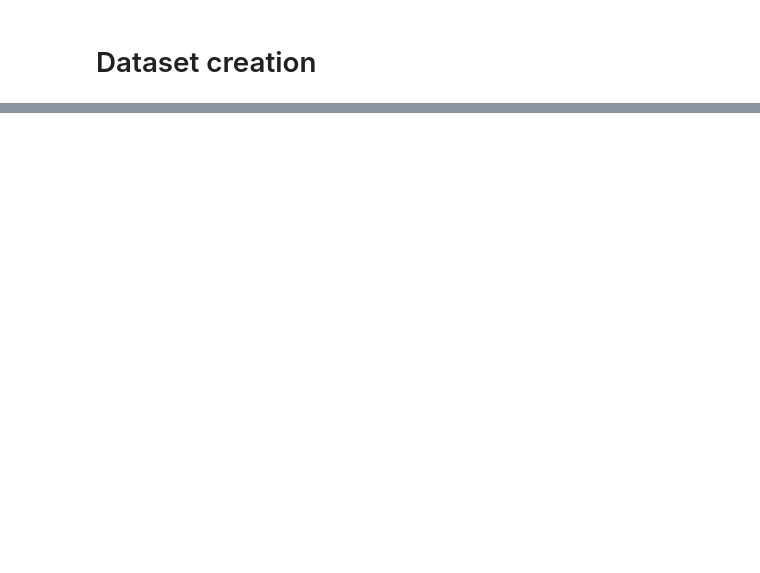
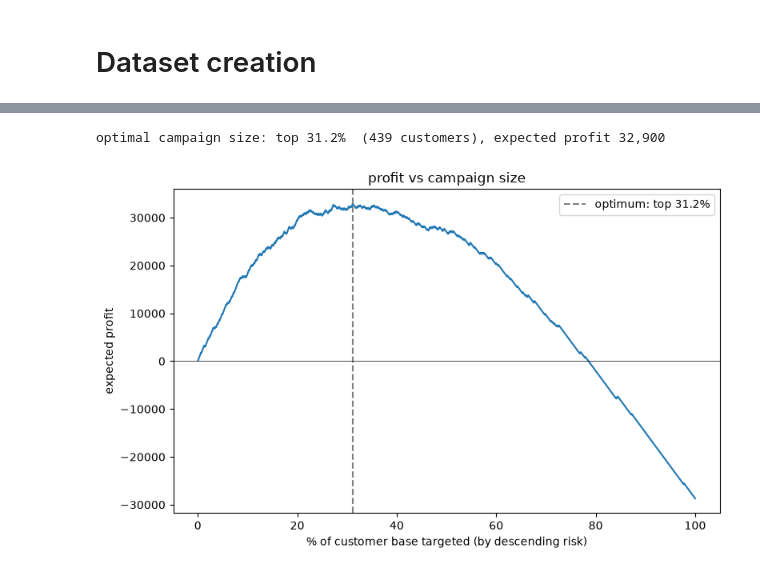
Before and after one commit to danielLutziger/churn-investigation, a Jupyter notebook: churn_data_analysis.ipynb, the cells around one changed output, grey strips where cells are left out. Drawn from its saved outputs; the diff is of its cells as text; code cells hidden in the pictures; blank space fills up the shorter version.

Commit message:
finalized the model, the churn rates and everything. given the model some important things this is good.

```diff
--- a/churn_data_analysis.ipynb
+++ b/churn_data_analysis.ipynb
@@ -506,0 +561,20 @@ A benchmark model could be just random guessing
+# %%
+proba = model.predict_proba(X_test_enc)[:, 1]   # predicted churn probability per test customer
+
+print(f"ROC-AUC: {roc_auc_score(y_test, proba):.3f}")
+print(f"PR-AUC : {average_precision_score(y_test, proba):.3f}")   # the honest one under imbalance
+
+def topk_metrics(y_true, scores, k_frac):
+    y_true = np.asarray(y_true)                  # drop the pandas index so positional indexing lines up
+    k = int(np.ceil(k_frac * len(scores)))
+    top_idx = np.argsort(scores)[::-1][:k]       # the k highest-scored customers
+    hits = y_true[top_idx].sum()                 # actual churners caught in that top-k
+    precision = hits / k
+    recall = hits / y_true.sum()
+    lift = precision / y_true.mean()             # vs. picking at random
+    return precision, recall, lift
+
+print(f"\nbase churn rate (test): {y_test.mean():.3f}\n")
+for frac in [0.10, 0.20, 0.30]:
+    p, r, l = topk_metrics(y_test, proba, frac)
+    print(f"top {int(frac*100):>2d}% -> precision@k {p:.3f}  recall@k {r:.3f}  lift {l:.2f}x")
@@ -506,0 +635,26 @@ A benchmark model could be just random guessing
+# %%
+# assumptions (placeholders, swap in real numbers from finance/marketing)
+clv        = 1000   # value of retaining one customer who would have churned
+offer_cost = 100    # cost of one retention offer
+save_rate  = 0.3    # fraction of targeted would-be churners the offer actually saves - we need AB testing for this
+
+y_true = np.asarray(y_test)
+order  = np.argsort(proba)[::-1]            # customers sorted by churn risk, highest first
+tp     = np.cumsum(y_true[order])           # cumulative real churners caught in the top-k
+k      = np.arange(1, len(y_true) + 1)
+frac   = k / len(y_true)
+
+profit = tp * save_rate * clv - k * offer_cost
+best   = np.argmax(profit)
+print(f"optimal campaign size: top {frac[best]*100:.1f}%  ({k[best]} customers), expected profit {profit[best]:,.0f}")
+
+plt.figure(figsize=(8, 5))
+plt.plot(frac * 100, profit)
+plt.axvline(frac[best] * 100, ls='--', color='gray', label=f'optimum: top {frac[best]*100:.1f}%')
+plt.axhline(0, color='black', lw=0.5)
+plt.xlabel('% of customer base targeted (by descending risk)')
+plt.ylabel('expected profit'); plt.title('profit vs campaign size')
+plt.legend(); plt.tight_layout(); plt.show()
+# %% [output]
+optimal campaign size: top 31.2%  (439 customers), expected profit 32,900
+[figure, added]
```
Also changed, not shown: parts of 13 cells of this notebook, 1 other file.
